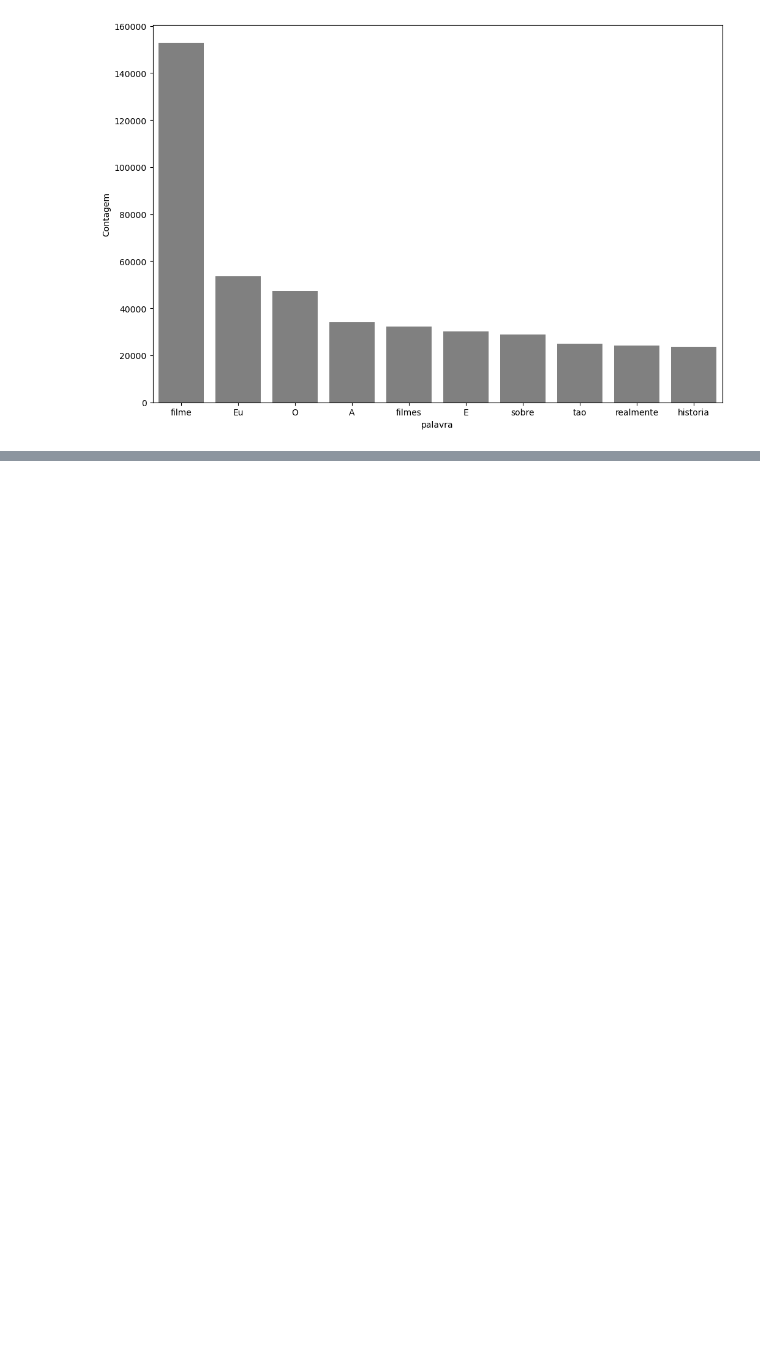
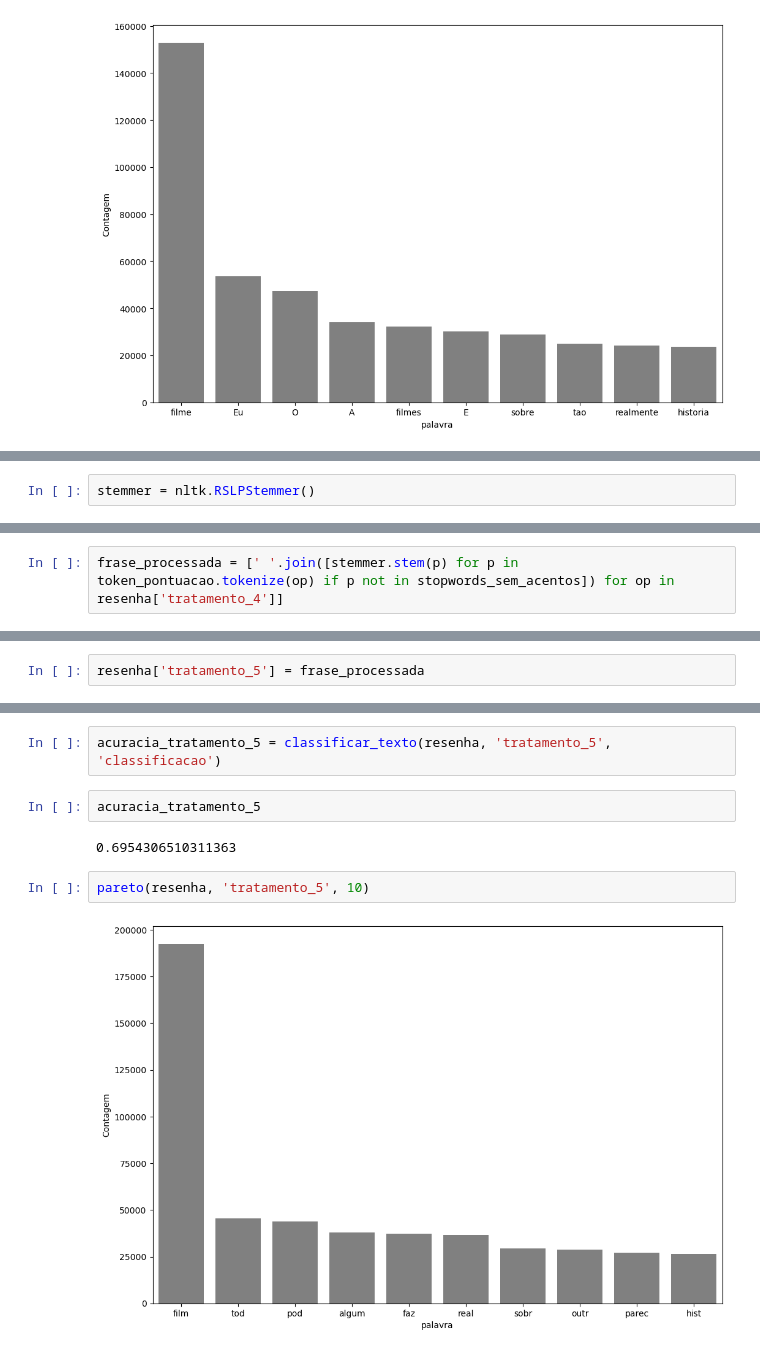
Before and after one commit to gssantaella/nlp-parte1, a Jupyter notebook: aula5/aula5.ipynb, the cells around one changed output, grey strips where cells are left out. Cells and saved outputs as stored; diff of their text form; blank space fills up the shorter version.

```diff
--- a/aula5/aula5.ipynb
+++ b/aula5/aula5.ipynb
@@ -410,0 +431,2 @@ pareto(resenha, 'tratamento_3', 10)
+# %%
+stemmer = nltk.RSLPStemmer()
@@ -410,0 +445,2 @@ pareto(resenha, 'tratamento_3', 10)
+# %%
+frase_processada = [' '.join([stemmer.stem(p) for p in token_pontuacao.tokenize(op) if p not in stopwords_sem_acentos]) for op in resenha['tratamento_4']]
@@ -410,0 +456,2 @@ pareto(resenha, 'tratamento_3', 10)
+# %%
+resenha['tratamento_5'] = frase_processada
@@ -410,0 +463,10 @@ pareto(resenha, 'tratamento_3', 10)
+# %%
+acuracia_tratamento_5 = classificar_texto(resenha, 'tratamento_5', 'classificacao')
+# %%
+acuracia_tratamento_5
+# %% [output]
+0.6954306510311363
+# %%
+pareto(resenha, 'tratamento_5', 10)
+# %% [output]
+[figure, added]
```
Also changed, not shown: parts of 47 cells of this notebook.
